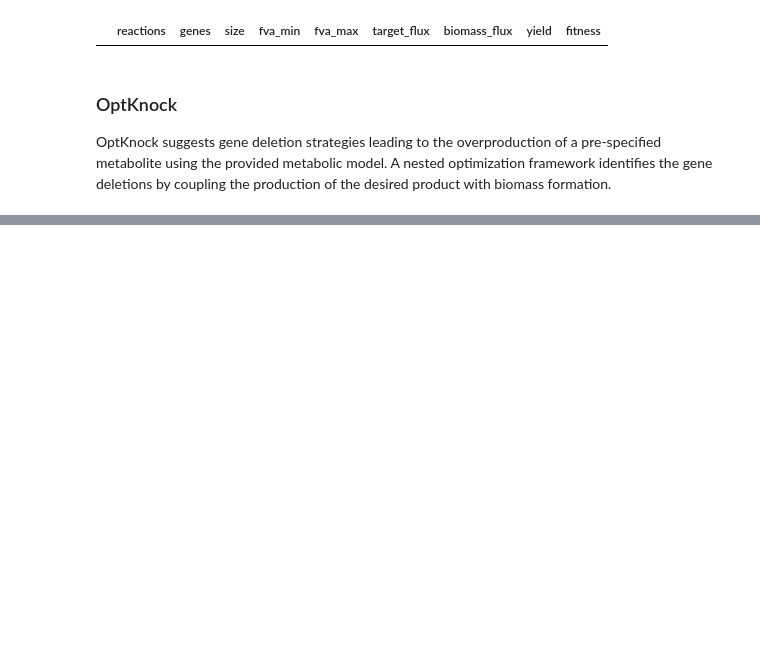
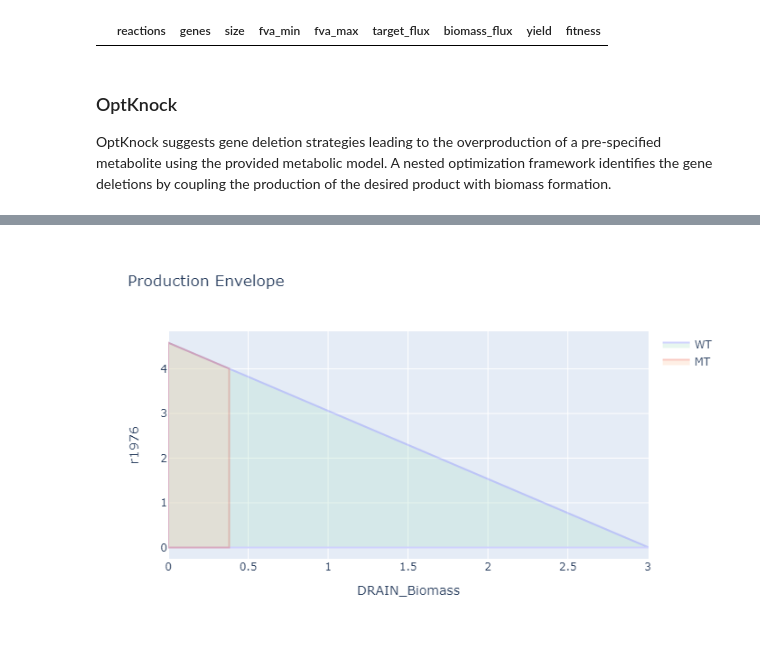
Before and after one commit to 27410/group-assingment-group13, a Jupyter notebook: Analysis/Pridicted_genes_for_manipulation/Opt.ipynb, the cells around one changed output, grey strips where cells are left out. Saved outputs shown, nothing was run; the diff lists cells and outputs as text; code cells hidden in the pictures; blank space fills up the shorter version.

```diff
--- a/Analysis/Pridicted_genes_for_manipulation/Opt.ipynb
+++ b/Analysis/Pridicted_genes_for_manipulation/Opt.ipynb
@@ -217,0 +225,6 @@ result.plot(plotter)
+# %%
+from IPython.display import Image
+
+Image(filename='Optknock.png')
+# %% [output]
+[figure, added]
```
Also changed, not shown: parts of 7 cells of this notebook, 3 other files.
